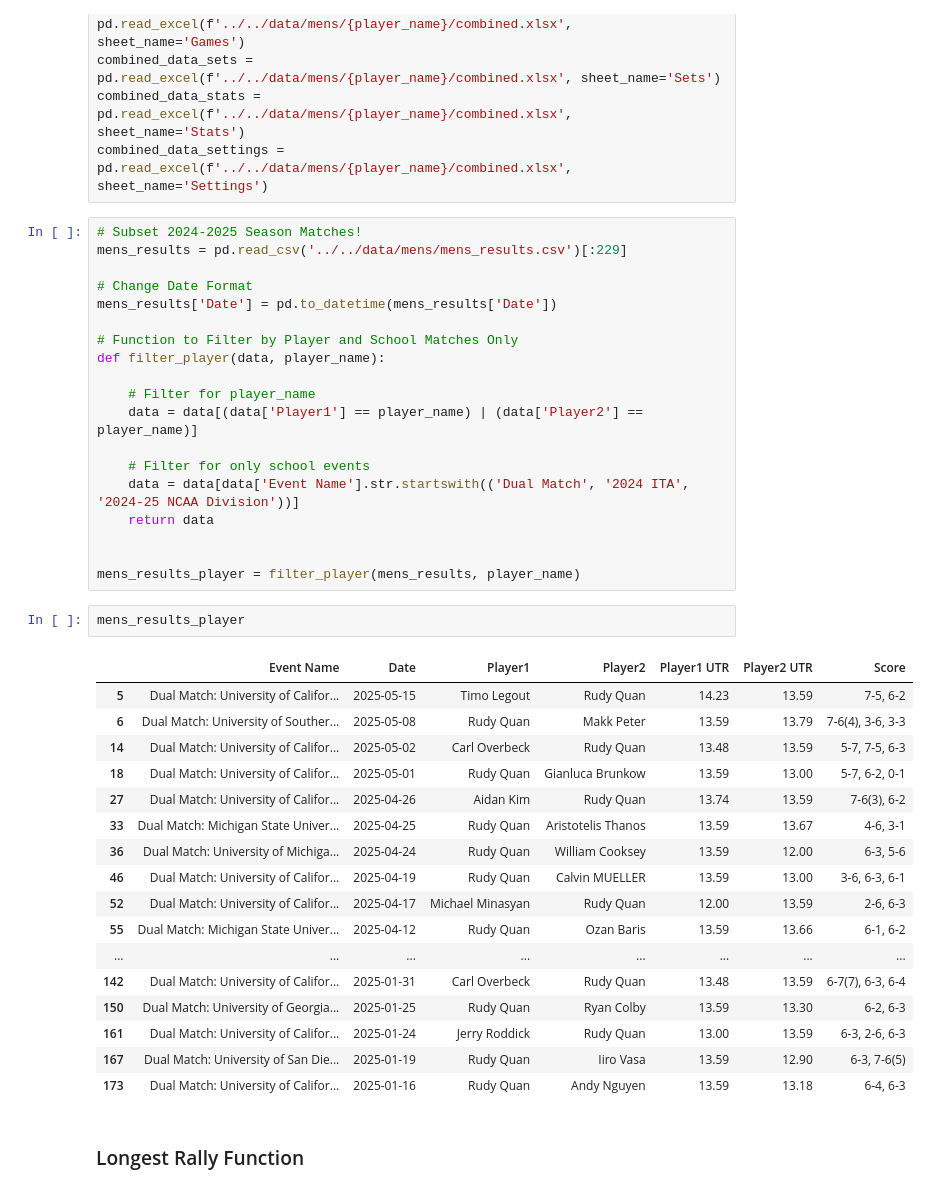
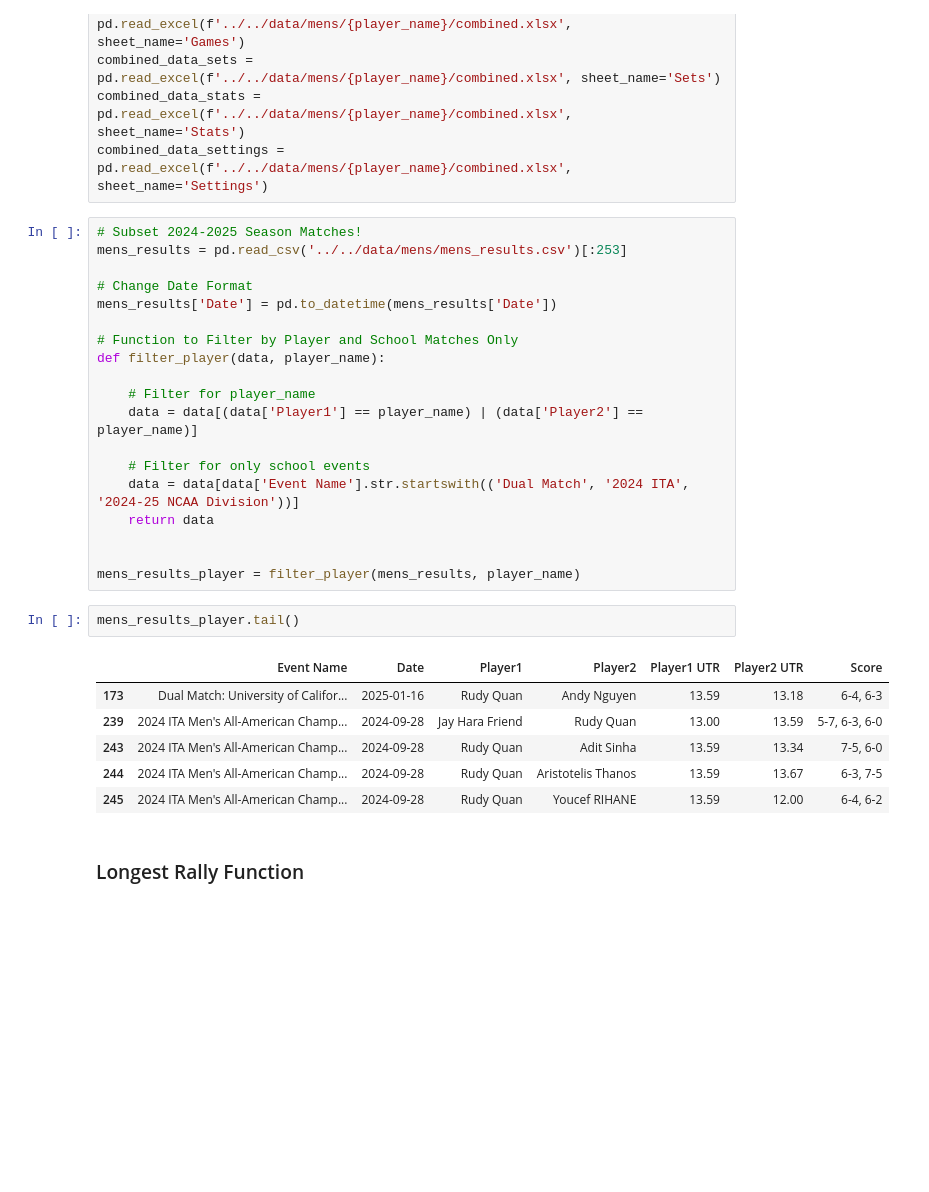
Before and after one commit to cjgimena/consulting-spring2025, a Jupyter notebook: season_report/summary_page/summary.ipynb, the cells around one changed output. Saved outputs shown, nothing was run; the diff lists cells and outputs as text; blank space fills up the shorter version.

```diff
--- a/season_report/summary_page/summary.ipynb
+++ b/season_report/summary_page/summary.ipynb
@@ -38,7 +37,7 @@ combined_data_stats = pd.read_excel(f'../../data/mens/{player_name}/combined.xls
 combined_data_settings = pd.read_excel(f'../../data/mens/{player_name}/combined.xlsx', sheet_name='Settings')
 # %%
 # Subset 2024-2025 Season Matches!
-mens_results = pd.read_csv('../../data/mens/mens_results.csv')[:229]
+mens_results = pd.read_csv('../../data/mens/mens_results.csv')[:253]
 
 # Change Date Format
 mens_results['Date'] = pd.to_datetime(mens_results['Date'])
@@ -56,25 +55,14 @@ def filter_player(data, player_name):
 
 mens_results_player = filter_player(mens_results, player_name)
 # %%
-mens_results_player
+mens_results_player.tail()
 # %% [output]
 |  | Event Name | Date | Player1 | Player2 | Player1 UTR | Player2 UTR | Score |
-| 5 | Dual Match: University of Califor... | 2025-05-15 | Timo Legout | Rudy Quan | 14.23 | 13.59 | 7-5, 6-2 |
-| 6 | Dual Match: University of Souther... | 2025-05-08 | Rudy Quan | Makk Peter | 13.59 | 13.79 | 7-6(4), 3-6, 3-3 |
-| 14 | Dual Match: University of Califor... | 2025-05-02 | Carl Overbeck | Rudy Quan | 13.48 | 13.59 | 5-7, 7-5, 6-3 |
-| 18 | Dual Match: University of Califor... | 2025-05-01 | Rudy Quan | Gianluca Brunkow | 13.59 | 13.00 | 5-7, 6-2, 0-1 |
-| 27 | Dual Match: University of Califor... | 2025-04-26 | Aidan Kim | Rudy Quan | 13.74 | 13.59 | 7-6(3), 6-2 |
-| 33 | Dual Match: Michigan State Univer... | 2025-04-25 | Rudy Quan | Aristotelis Thanos | 13.59 | 13.67 | 4-6, 3-1 |
-| 36 | Dual Match: University of Michiga... | 2025-04-24 | Rudy Quan | William Cooksey | 13.59 | 12.00 | 6-3, 5-6 |
-| 46 | Dual Match: University of Califor... | 2025-04-19 | Rudy Quan | Calvin MUELLER | 13.59 | 13.00 | 3-6, 6-3, 6-1 |
-| 52 | Dual Match: University of Califor... | 2025-04-17 | Michael Minasyan | Rudy Quan | 12.00 | 13.59 | 2-6, 6-3 |
-| 55 | Dual Match: Michigan State Univer... | 2025-04-12 | Rudy Quan | Ozan Baris | 13.59 | 13.66 | 6-1, 6-2 |
-| ... | ... | ... | ... | ... | ... | ... | ... |
-| 142 | Dual Match: University of Califor... | 2025-01-31 | Carl Overbeck | Rudy Quan | 13.48 | 13.59 | 6-7(7), 6-3, 6-4 |
-| 150 | Dual Match: University of Georgia... | 2025-01-25 | Rudy Quan | Ryan Colby | 13.59 | 13.30 | 6-2, 6-3 |
-| 161 | Dual Match: University of Califor... | 2025-01-24 | Jerry Roddick | Rudy Quan | 13.00 | 13.59 | 6-3, 2-6, 6-3 |
-| 167 | Dual Match: University of San Die... | 2025-01-19 | Rudy Quan | Iiro Vasa | 13.59 | 12.90 | 6-3, 7-6(5) |
 | 173 | Dual Match: University of Califor... | 2025-01-16 | Rudy Quan | Andy Nguyen | 13.59 | 13.18 | 6-4, 6-3 |
+| 239 | 2024 ITA Men's All-American Champ... | 2024-09-28 | Jay Hara Friend | Rudy Quan | 13.00 | 13.59 | 5-7, 6-3, 6-0 |
+| 243 | 2024 ITA Men's All-American Champ... | 2024-09-28 | Rudy Quan | Adit Sinha | 13.59 | 13.34 | 7-5, 6-0 |
+| 244 | 2024 ITA Men's All-American Champ... | 2024-09-28 | Rudy Quan | Aristotelis Thanos | 13.59 | 13.67 | 6-3, 7-5 |
+| 245 | 2024 ITA Men's All-American Champ... | 2024-09-28 | Rudy Quan | Youcef RIHANE | 13.59 | 12.00 | 6-4, 6-2 |
 # %% [markdown]
 ### Longest Rally Function
 # %%
```
Also changed, not shown: parts of 31 cells of this notebook, 6 other files.
